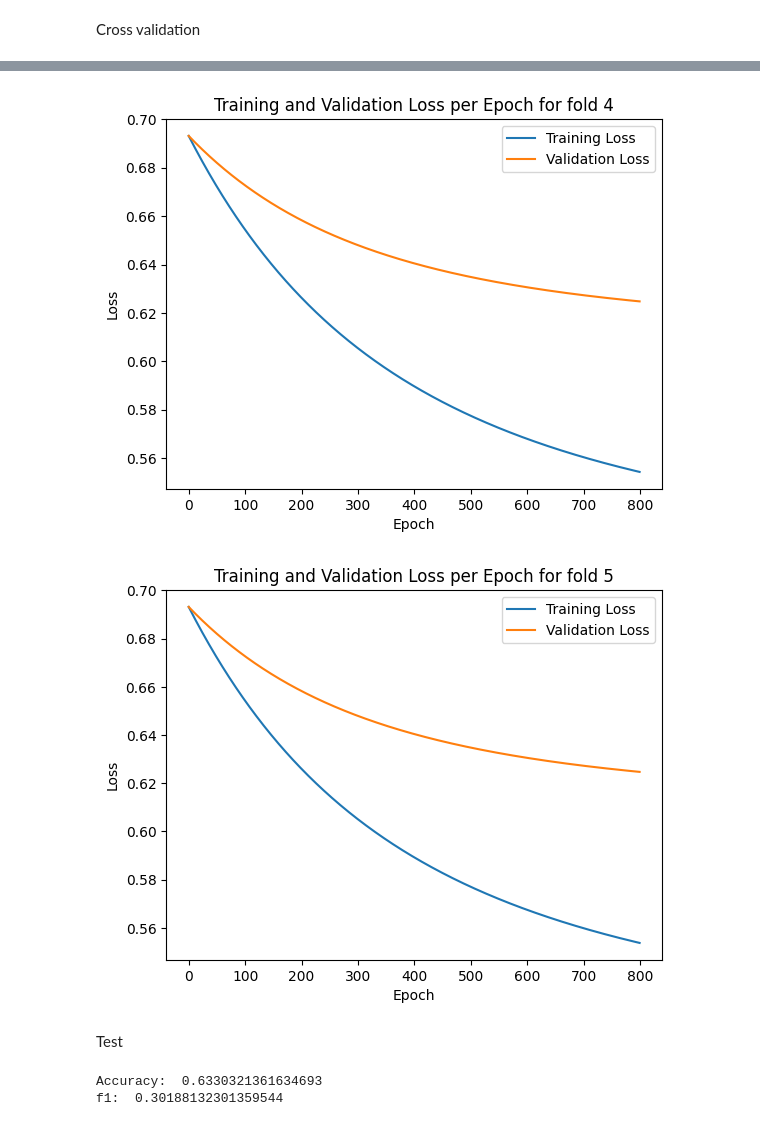
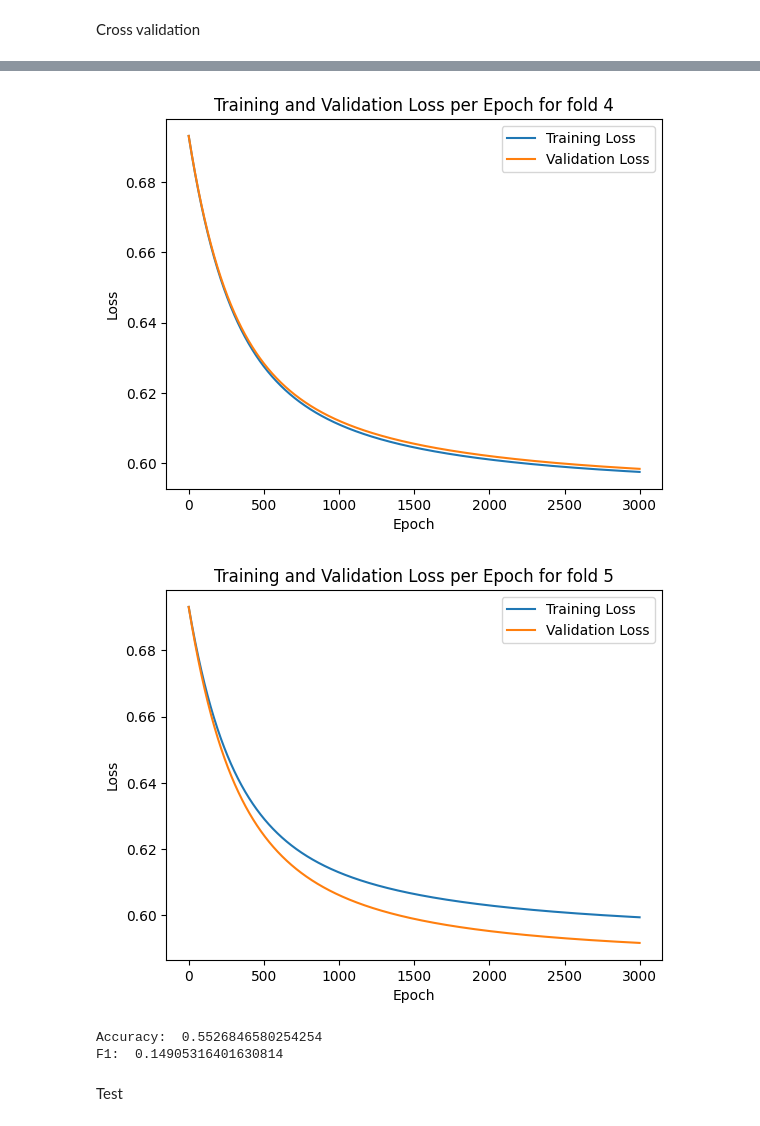
Before and after one commit to martiiiina/fantasy_group, a Jupyter notebook: Train.ipynb, the cells around one changed output, grey strips where cells are left out. Cells and saved outputs as stored; diff of their text form; code cells hidden in the pictures.

```diff
--- a/Train.ipynb
+++ b/Train.ipynb
@@ -26,17 +26,20 @@ X_bal, y_bal = subsample_class(X_train, y_train, target_ratio=1.0)
 Cross validation
 # %%
 k_fold=5
-k_indices=build_k_indices(y_bal, k_fold, seed=42)
+k_indices=build_k_indices(y_train, k_fold, seed=42)
 loss_val=[]
 loss_tr=[]
 ws=[]
-initial_w = np.zeros((X_bal.shape[1], 1))
+acc_scores=[]
+f1_scores=[]
+initial_w = np.zeros((X_train.shape[1], 1))
 
 for k in range(k_fold):
-    w, loss_tr_tmp, loss_val_tmp=cross_validation(y_bal, X_bal, y_val, X_val, k_indices, k, initial_w, max_iters=800, gamma=0.0005, lambda_=1)
+    w, loss_tr_tmp, loss_val_tmp = cross_validation(y_train, X_train, k_indices, k, initial_w, max_iters=3000, gamma=0.001, lambda_=0.1)
     loss_tr.append(loss_tr_tmp[-1])
     loss_val.append(loss_val_tmp[-1])
     ws.append(w)
+
     plt.plot(loss_tr_tmp, label='Training Loss')
     plt.plot(loss_val_tmp, label='Validation Loss')
     plt.xlabel('Epoch')
@@ -46,4 +49,13 @@ for k in range(k_fold):
     plt.show()
 
 w_best=np.mean(ws, axis=0)
+
+y_pred_prob = sigmoid(X_val @ w)
+y_pred = np.where(y_pred_prob >= 0.5, 1, -1)
+acc = accuracy(y_val, y_pred)
+f1 = f1_score(y_val, y_pred)
+acc_scores.append(acc)
+f1_scores.append(f1)
+print("Accuracy: ", acc)
+print("F1: ", f1)
 # %% [output]
@@ -53,5 +65,7 @@ w_best=np.mean(ws, axis=0)
-[figure, old version]
+[figure, new version]
-[figure, old version]
+[figure, new version]
+Accuracy:  0.5526846580254254
+F1:  0.14905316401630814
 # %% [markdown]
 Test
 # %%
@@ -59,13 +73,3 @@ y_pred_prob = sigmoid(x_test_norm @ w_best)
 y_pred = np.where(y_pred_prob >= 0.5, 1, -1)
 
 create_csv_submission(test_ids, y_pred, 'Reg_Logistic_1')
-# %%
-y_pred_prob = sigmoid(X_val @ w)
-y_pred = np.where(y_pred_prob >= 0.5, 1, -1)
-acc = accuracy(y_val, y_pred.flatten())
-f1 = f1_score(y_val, y_pred.flatten())
-print("Accuracy: ", acc)
-print("f1: ", f1)
-# %% [output]
-Accuracy:  0.6330321361634693
-f1:  0.30188132301359544
```
Also changed, not shown: parts of 2 cells of this notebook, 3 other files.
